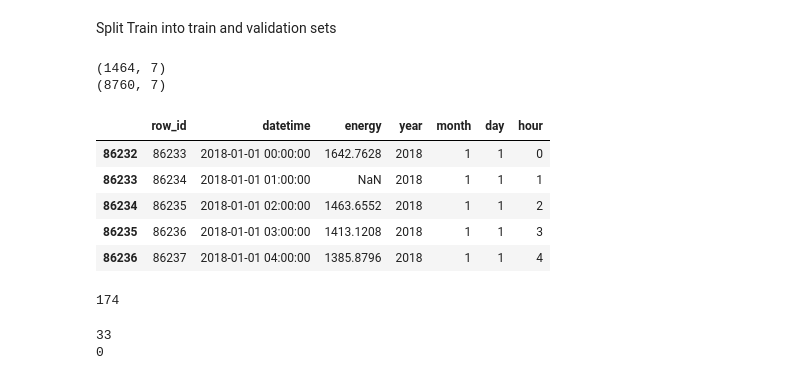
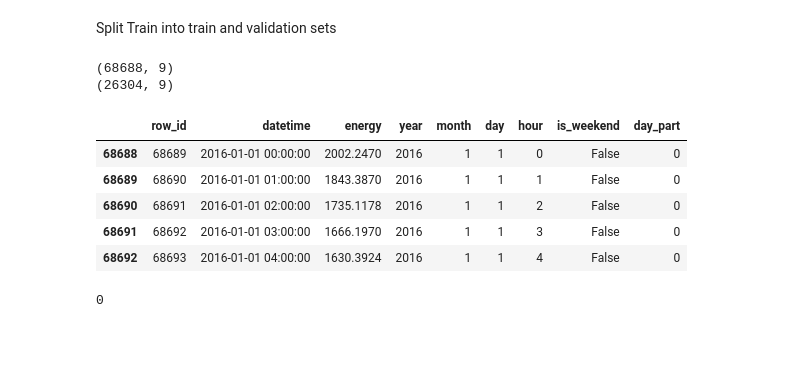
Before and after one commit to baskarsambandamurthy/jobathon-nov-2022, a Jupyter notebook: jobathon-nov-2022.ipynb, the cells around one changed output. Saved outputs shown, nothing was run; the diff lists cells and outputs as text; code cells hidden in the pictures; blank space fills up the shorter version.

```diff
--- a/jobathon-nov-2022.ipynb
+++ b/jobathon-nov-2022.ipynb
@@ -90,11 +90,21 @@ train['datetime']=pd.to_datetime(train['datetime'],infer_datetime_format=True)
 train['datetime'].min(),train['datetime'].max()
 # %% [output]
 (Timestamp('2008-03-01 00:00:00'), Timestamp('2018-12-31 23:00:00'))
+# %%
+hour_map={0:0,1:0,2:0,3:0,4:0,5:0,
+         6:1,7:1,8:1,
+         9:2,10:2,11:2,
+         12:3,13:3,14:3,15:3,
+         16:4,17:4,
+         18:5,19:5,20:5,
+         21:6,22:6,23:6}
 # %%
 train['year']=train['datetime'].dt.year
 train['month']=train['datetime'].dt.month
 train['day']=train['datetime'].dt.day
 train['hour']=train['datetime'].dt.hour
+train['is_weekend']=train['datetime'].dt.dayofweek >4
+train['day_part']=train['hour'].replace(hour_map)
 # %%
 train['year'].unique()
 # %% [output]
@@ -113,2 +127,4 @@ test['hour']=test['datetime'].dt.hour
+# %%
+train.fillna(train[targetcol].mean(),inplace=True)
 # %% [markdown]
 Split Train into train and validation sets
@@ -115,28 +134,29 @@ Split Train into train and validation sets
 # %%
 import datetime
-train_start = datetime.datetime(year=2017,month=11,day=1,hour=0)
-val_start = datetime.datetime(year=2018,month=1,day=1,hour=0)
+train_start = datetime.datetime(year=2008,month=1,day=1,hour=0)
+val_start = datetime.datetime(year=2016,month=1,day=1,hour=0)
 val_end = datetime.datetime(year=2018,month=12,day=31,hour=23)
-# val_start = datetime.datetime(year=2016,month=1,day=1,hour=0)
+# train_start = datetime.datetime(year=2017,month=1,day=1,hour=0)
+# val_start = datetime.datetime(year=2018,month=1,day=1,hour=0)
 # val_end = datetime.datetime(year=2018,month=12,day=31,hour=23)
-X_val= train[(train['datetime']>=val_start) & (train['datetime']<=val_end)].copy()
-X_train= train[(train['datetime']>=train_start) & (train['datetime']<val_start)].copy()
+hour_mask = (train['hour']>=0)
+X_val= train[(train['datetime']>=val_start) & (train['datetime']<=val_end) & hour_mask].copy()
+X_train= train[(train['datetime']>=train_start) & (train['datetime']<val_start) & hour_mask].copy()
 print(X_train.shape)
 print(X_val.shape)
 X_val.head()
 # %% [output]
-(1464, 7)
-(8760, 7)
+(68688, 9)
+(26304, 9)
-|  | row_id | datetime | energy | year | month | day | hour |
-| 86232 | 86233 | 2018-01-01 00:00:00 | 1642.7628 | 2018 | 1 | 1 | 0 |
-| 86233 | 86234 | 2018-01-01 01:00:00 | NaN | 2018 | 1 | 1 | 1 |
-| 86234 | 86235 | 2018-01-01 02:00:00 | 1463.6552 | 2018 | 1 | 1 | 2 |
-| 86235 | 86236 | 2018-01-01 03:00:00 | 1413.1208 | 2018 | 1 | 1 | 3 |
-| 86236 | 86237 | 2018-01-01 04:00:00 | 1385.8796 | 2018 | 1 | 1 | 4 |
+|  | row_id | datetime | energy | year | month | day | hour | is_weekend | day_part |
+| 68688 | 68689 | 2016-01-01 00:00:00 | 2002.2470 | 2016 | 1 | 1 | 0 | False | 0 |
+| 68689 | 68690 | 2016-01-01 01:00:00 | 1843.3870 | 2016 | 1 | 1 | 1 | False | 0 |
+| 68690 | 68691 | 2016-01-01 02:00:00 | 1735.1178 | 2016 | 1 | 1 | 2 | False | 0 |
+| 68691 | 68692 | 2016-01-01 03:00:00 | 1666.1970 | 2016 | 1 | 1 | 3 | False | 0 |
+| 68692 | 68693 | 2016-01-01 04:00:00 | 1630.3924 | 2016 | 1 | 1 | 4 | False | 0 |
 # %%
-targetcol = 'energy'
 val_target = X_val[targetcol]
 print(X_val[targetcol].isnull().sum())
 # %% [output]
-174
+0
 # %%
@@ -147,12 +167,9 @@ from sklearn.metrics import mean_squared_error
 #compute baseline error by predicting train energy mean as the energy for all time
 val_preds_baseline = np.full(len(X_val),train[targetcol].mean())
 # %%
-print(X_train[targetcol].isnull().sum())
-X_train.fillna(X_train[targetcol].mean(),inplace=True)
-print(X_train[targetcol].isnull().sum())
+# print(X_train[targetcol].isnull().sum())
+# X_train.fillna(X_train[targetcol].mean(),inplace=True)
+# print(X_train[targetcol].isnull().sum())
-# %% [output]
-33
-0
 # %%
 print(val_target[0:5])
 # %% [output]
```
Also changed, not shown: parts of 36 cells of this notebook.
